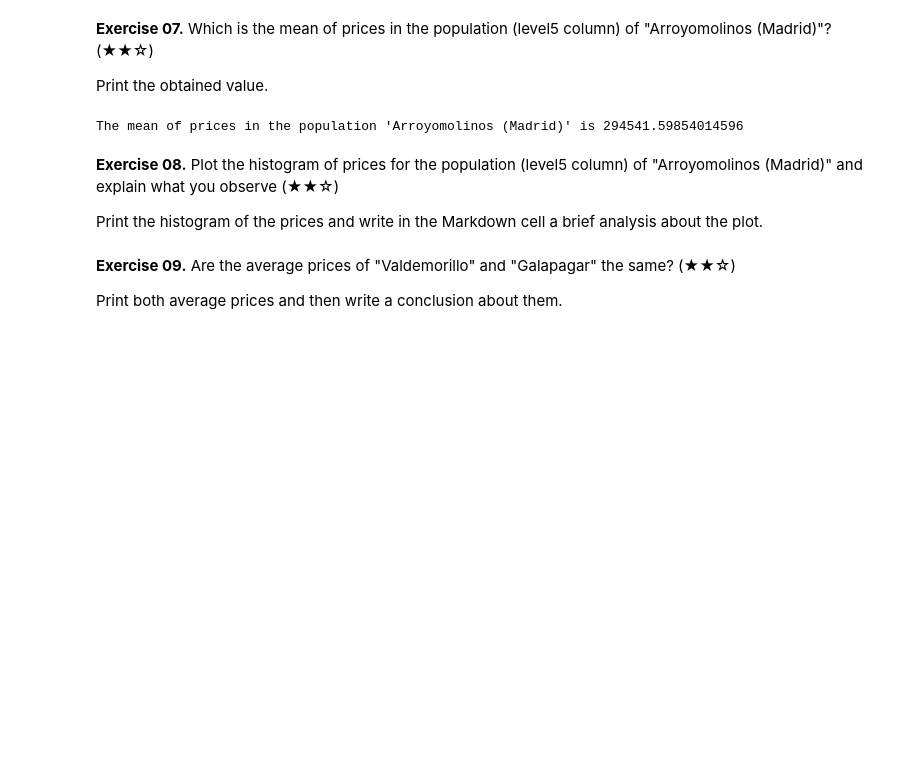
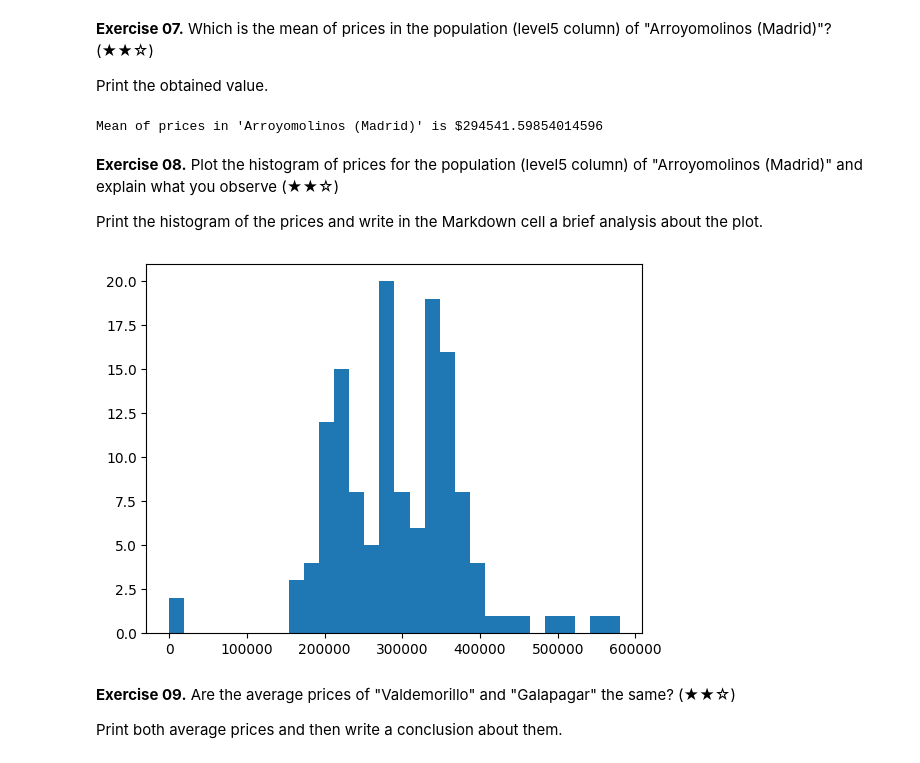
Before and after one commit to Caavlier/Proyect-RealState, a Jupyter notebook: Real_Estate_Clean_Up_Project_0.ipynb, the cells around one changed output. Drawn from its saved outputs; the diff is of its cells as text; code cells hidden in the pictures; blank space fills up the shorter version.

```diff
--- a/Real_Estate_Clean_Up_Project_0.ipynb
+++ b/Real_Estate_Clean_Up_Project_0.ipynb
@@ -179,19 +216,26 @@ Dataset without NaNs dimensions = (15335, 25)
 **Exercise 07.** Which is the mean of prices in the population (level5 column) of "Arroyomolinos (Madrid)"? (★★☆)
 
 Print the obtained value.
-# %%
-df_amol = df[df['level5'] == "Arroyomolinos (Madrid)"]
-print(f"The mean of prices in the population 'Arroyomolinos (Madrid)' is {df_amol['price'].mean()}")
-
-
-# OBSERVATION: df.loc[df['level5'] == "Arroyomolinos (Madrid)", 'price']
-# Is the serie of prices for the houses in "Arroyomolinos (Madrid)"
-# %% [output]
-The mean of prices in the population 'Arroyomolinos (Madrid)' is 294541.59854014596
+# %%
+# DataFrame with a given condition
+df_Arroy = df.loc[df['level5'] == "Arroyomolinos (Madrid)"]
+mean = df_Arroy['price'].mean() # This is a number
+
+print(f"Mean of prices in 'Arroyomolinos (Madrid)' is ${mean}" )
+# %% [output]
+Mean of prices in 'Arroyomolinos (Madrid)' is $294541.59854014596
 # %% [markdown]
 **Exercise 08.** Plot the histogram of prices for the population (level5 column) of "Arroyomolinos (Madrid)" and explain what you observe (★★☆)
 
 Print the histogram of the prices and write in the Markdown cell a brief analysis about the plot.
+# %%
+# DataFrame with given condition "Arroymolinos" and a single column specified
+df_Arroy = df.loc[df['level5'] == "Arroyomolinos (Madrid)", ['price']]
+
+plt.hist(df_Arroy, bins=30)
+plt.show()
+# %% [output]
+[figure, added]
 # %% [markdown]
 **Exercise 09.** Are the average prices of "Valdemorillo" and "Galapagar" the same? (★★☆)
 
```
Also changed, not shown: parts of 7 cells of this notebook.
